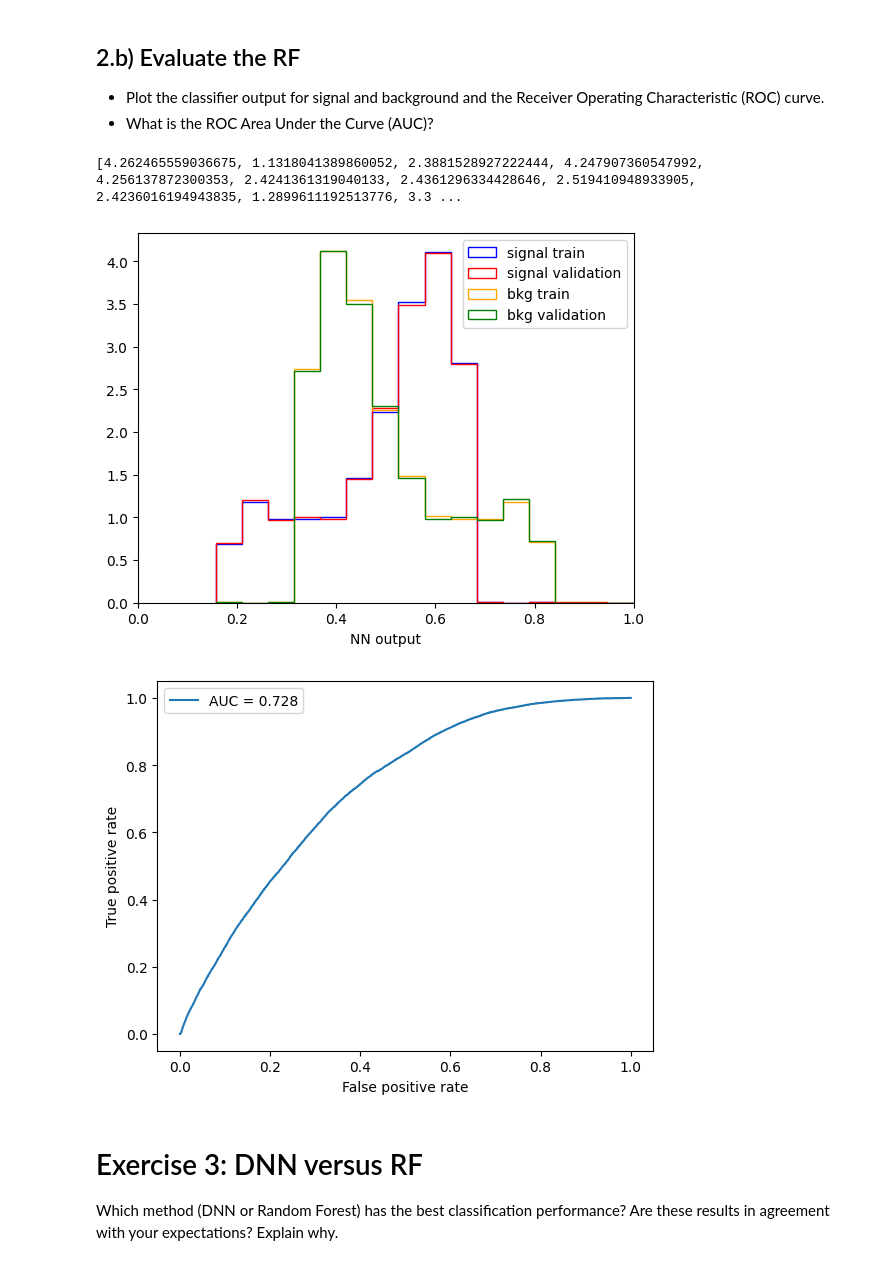
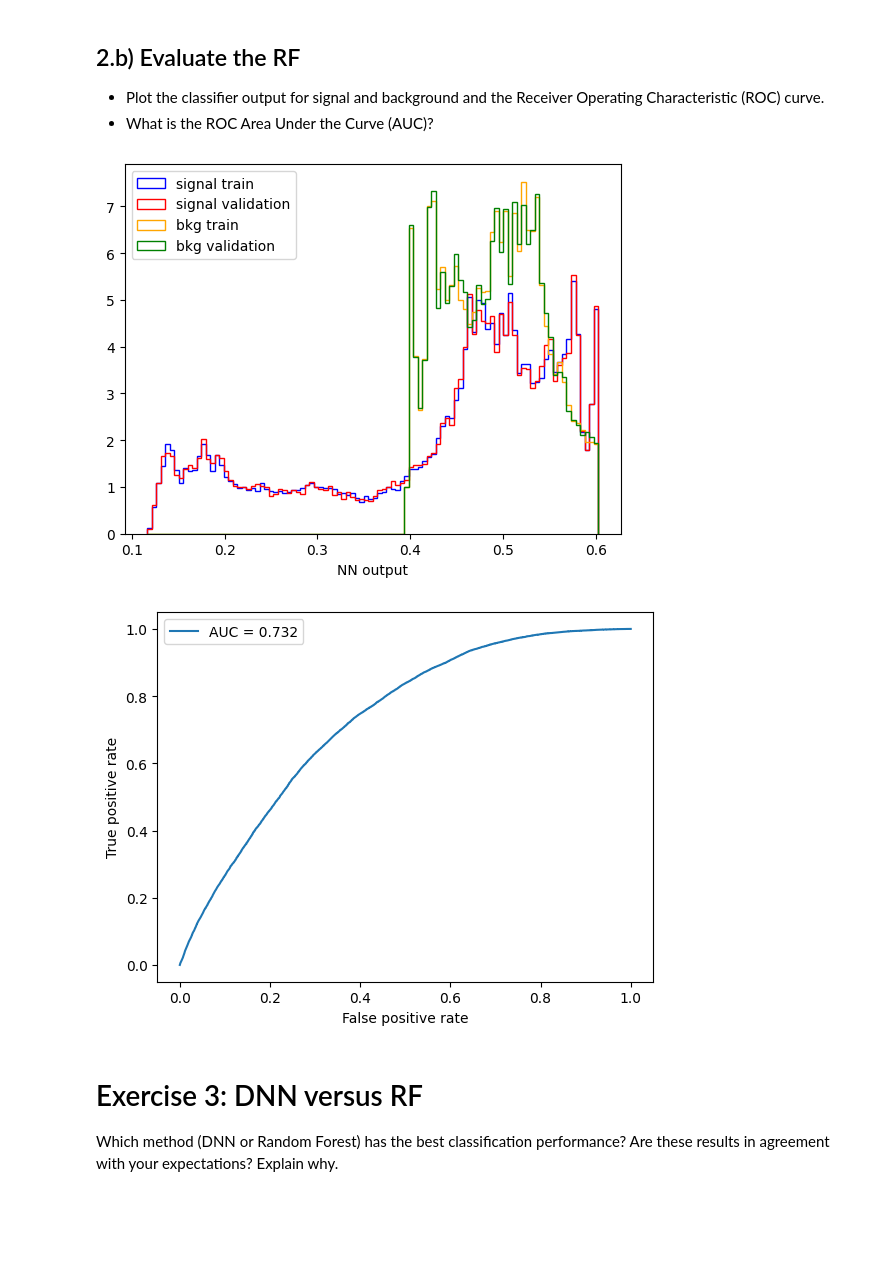
Before and after one commit to joaopedrobiu6/MASHEP_jbiu, a Jupyter notebook: hw3/MASimHEP-3rdHomework-2024.ipynb, the cells around one changed output. Cells and saved outputs as stored; diff of their text form; code cells hidden in the pictures; blank space fills up the shorter version.

```diff
--- a/hw3/MASimHEP-3rdHomework-2024.ipynb
+++ b/hw3/MASimHEP-3rdHomework-2024.ipynb
@@ -268,8 +264,8 @@ from sklearn.ensemble import RandomForestClassifier
 # %%
 # your answer
 classifier = RandomForestClassifier(max_depth=3, n_estimators = 40)
-classifier.fit(x_train, y_train, sample_weight=w_train)
-score = classifier.score(x_test, y_test, sample_weight=w_test)
+classifier.fit(x_train, y_train)
+score = classifier.score(x_test, y_test)
 
 pred_train = classifier.predict_proba(x_train)
 pred_val = classifier.predict_proba(x_val)
@@ -285,28 +281,26 @@ sig_pred_val = pred_val[:,1]
 * What is the ROC Area Under the Curve (AUC)?
 # %%
 # your answer
-print([sig_pred_train[i] for i in range(len(sig_pred_train)) if sig_pred_train[i] > 1])
 # plot histograms from 0 to 1 range on x axis
 bins = plt.hist(sig_pred_train, bins=100, density=True, histtype='step', color='blue', label='signal train')
 plt.hist(sig_pred_val, bins=bins[1], density=True, histtype='step', color='red', label='signal validation')
 plt.hist(bkg_pred_train, bins=bins[1], density=True, histtype='step', color='orange', label='bkg train')
 plt.hist(bkg_pred_val, bins=bins[1], density=True, histtype='step', color='green', label='bkg validation')
-plt.xlim(0, 1)
+# plt.xlim(0, 1)
 plt.xlabel('NN output')
 plt.legend()
 plt.show()
 
 fpr, tpr, _ = roc_curve(y_val, sig_pred_val)
 auc = roc_auc_score(y_val, sig_pred_val)
 plt.plot(fpr, tpr, label=f'AUC = {auc:.3f}')
 plt.xlabel('False positive rate')
 plt.ylabel('True positive rate')
 plt.legend()
 plt.show()
 # %% [output]
-[4.262465559036675, 1.1318041389860052, 2.3881528927222444, 4.247907360547992, 4.256137872300353, 2.4241361319040133, 2.4361296334428646, 2.519410948933905, 2.4236016194943835, 1.2899611192513776, 3.3 ...
-[figure, old version]
+[figure, new version]
-[figure, old version]
+[figure, new version]
 # %% [markdown]
 # Exercise 3: DNN versus RF
 
```
Also changed, not shown: parts of 5 cells of this notebook.
